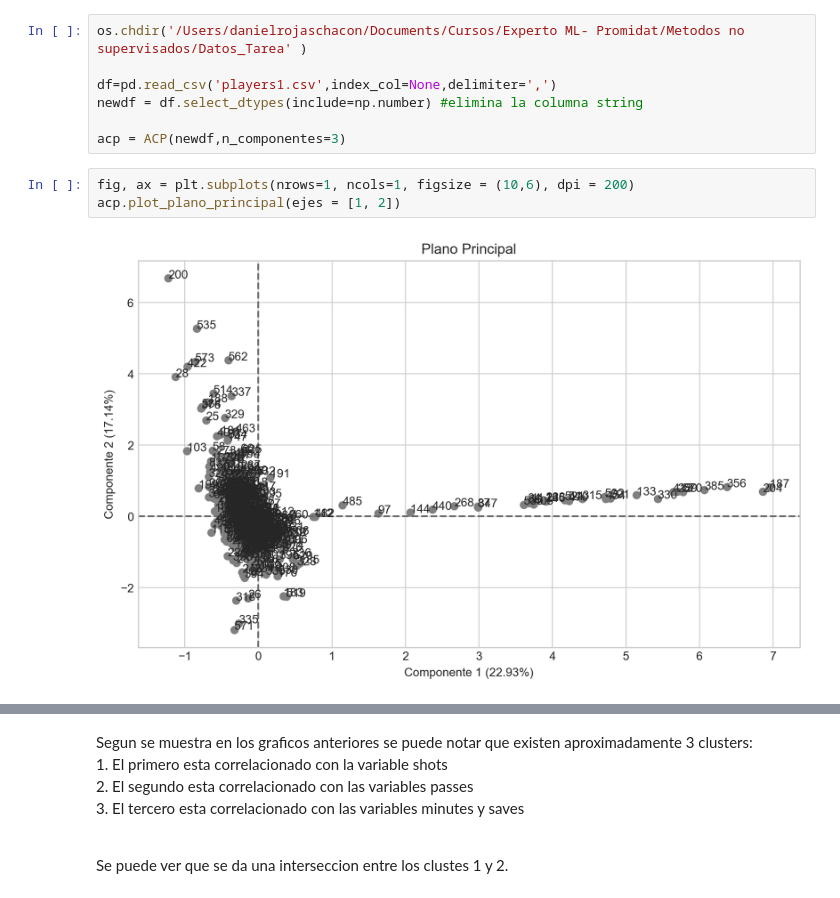
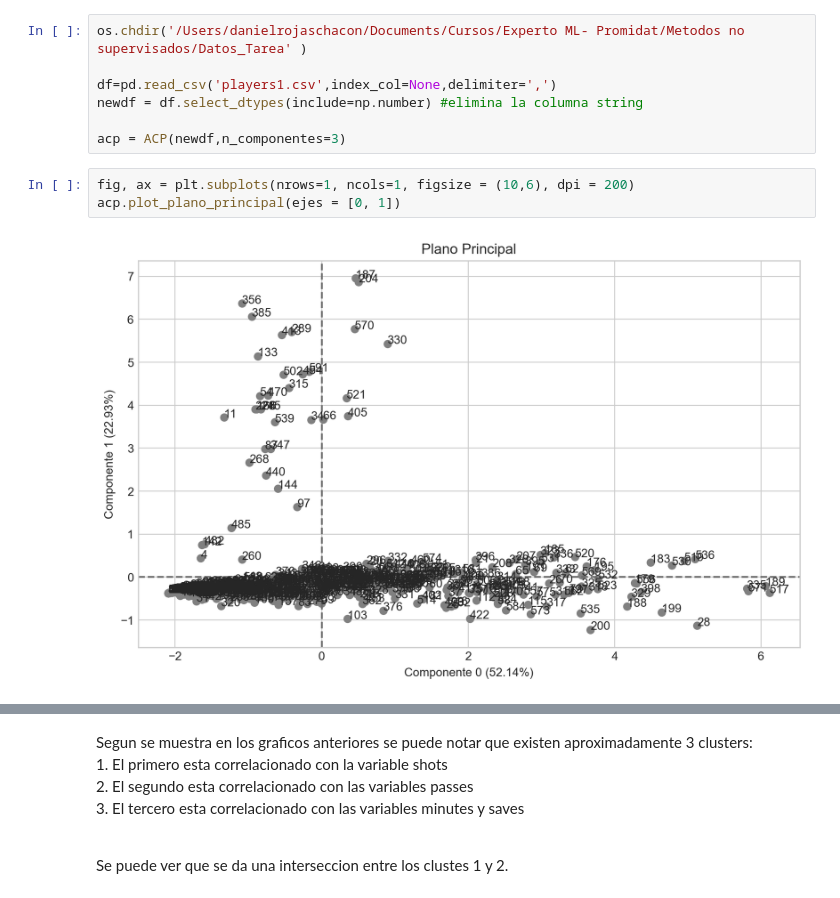
Before and after one commit to daniroj1012/Promidat, a Jupyter notebook: Metodos no supervisados/Tarea1_Daniel_Rojas.ipynb, the cells around one changed output, grey strips where cells are left out. Drawn from its saved outputs; the diff is of its cells as text.

```diff
--- a/Metodos no supervisados/Tarea1_Daniel_Rojas.ipynb
+++ b/Metodos no supervisados/Tarea1_Daniel_Rojas.ipynb
@@ -93,9 +85,9 @@ newdf = df.select_dtypes(include=np.number) #elimina la columna string
 acp = ACP(newdf,n_componentes=3)
 # %%
 fig, ax = plt.subplots(nrows=1, ncols=1, figsize = (10,6), dpi = 200)
-acp.plot_plano_principal(ejes = [1, 2])
+acp.plot_plano_principal(ejes = [0, 1])
 # %% [output]
-[figure, old version]
+[figure, new version]
 # %%
 # Plotea el círculo de correlación
 fig, ax = plt.subplots(nrows=1, ncols=1, figsize = (10,6), dpi = 200)
```
Also changed, not shown: parts of 9 cells of this notebook, 3 other files.
